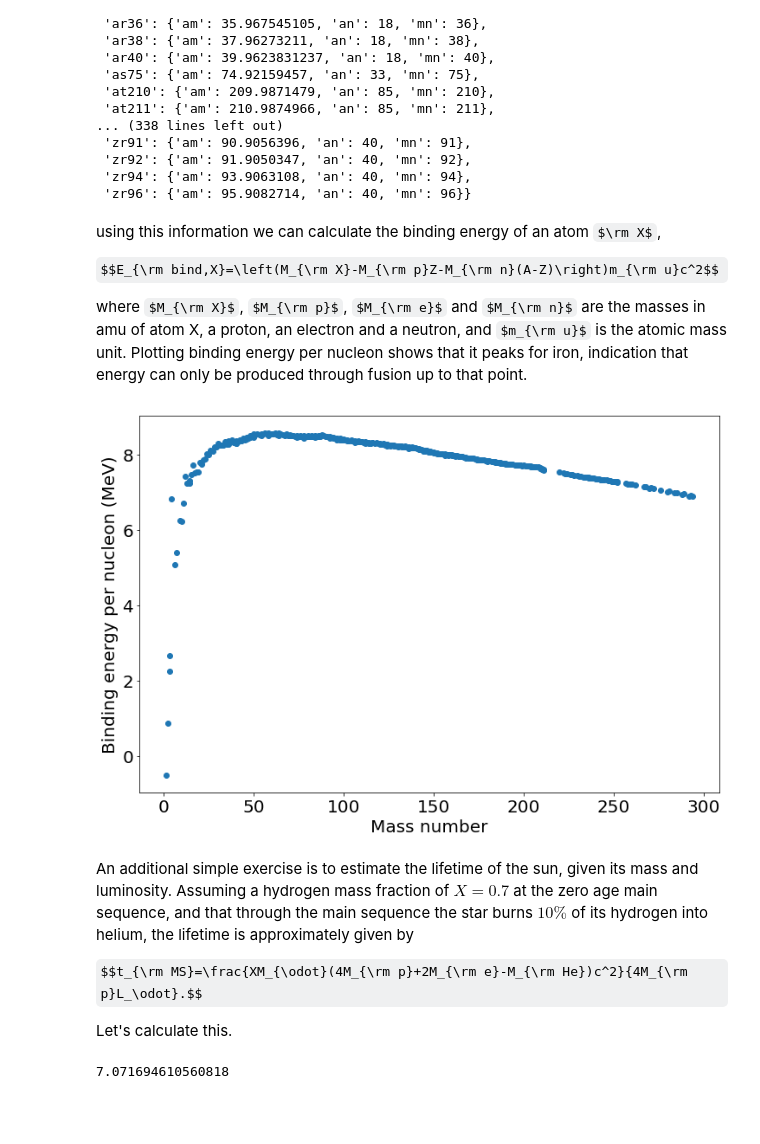
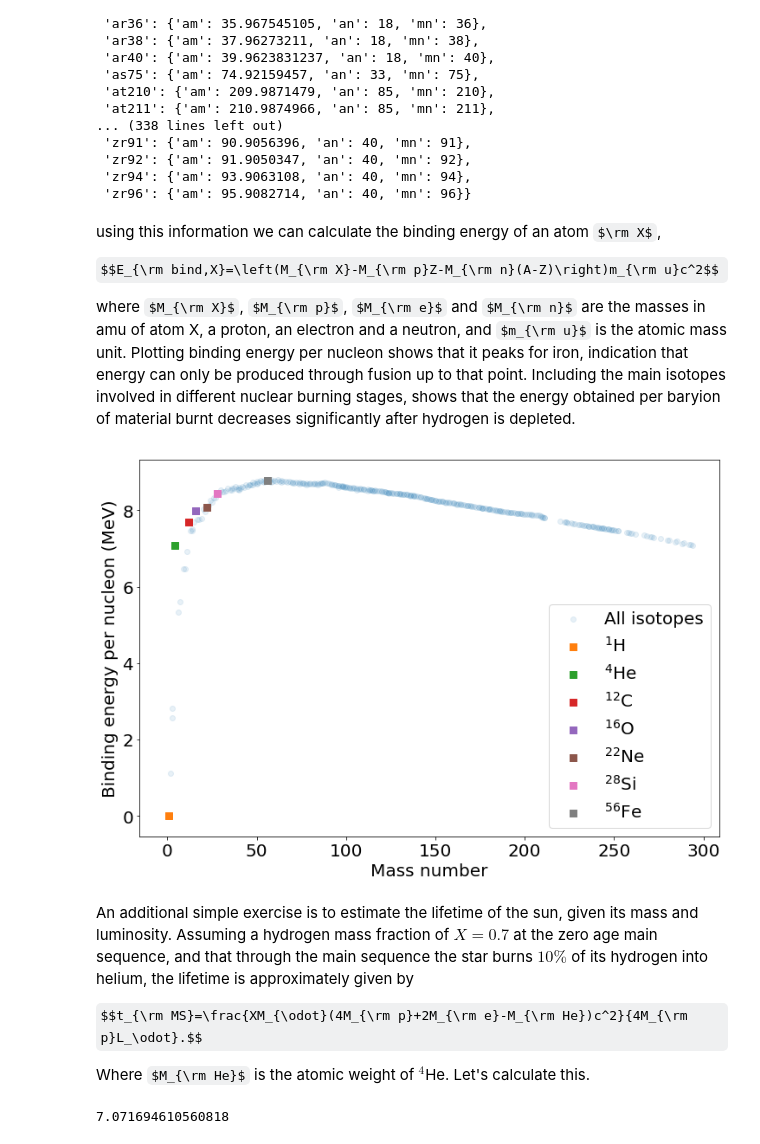
Before and after one commit to orlox/medusa, a Jupyter notebook: chem/notebooks/chem_test.ipynb, the cells around one changed output. Drawn from its saved outputs; the diff is of its cells as text; code cells hidden in the pictures; some formulas as TeX source; blank space fills up the shorter version.

```diff
--- a/chem/notebooks/chem_test.ipynb
+++ b/chem/notebooks/chem_test.ipynb
@@ -40,23 +40,49 @@ $$E_{\rm bind,X}=\left(M_{\rm X}-M_{\rm p}Z-M_{\rm n}(A-Z)\right)m_{\rm u}c^2$$
 where $M_{\rm X}$, $M_{\rm p}$, $M_{\rm e}$ and $M_{\rm n}$ are the masses in amu of atom X,
 a proton, an electron and a neutron, and $m_{\rm u}$ is the atomic mass unit. Plotting binding energy per nucleon
 shows that it peaks for iron, indication that energy can only be produced through fusion up to
-that point.
+that point. Including the main isotopes involved in different nuclear
+burning stages, shows that the energy obtained per baryion of material burnt
+decreases significantly after hydrogen is depleted.
 # %%
-keys = ISOTOPE_DATA.keys()
+keys = [key for key in ISOTOPE_DATA.keys()]
+#get some isotope indexes to plot then independently
+ih1 = keys.index("h1")
+ihe4 = keys.index("he4")
+ic12 = keys.index("c12")
+io16 = keys.index("o16")
+ine22 = keys.index("ne22")
+isi28 = keys.index("si28")
+ife56 = keys.index("fe56")
+
 atomic_nums = np.array([ISOTOPE_DATA[key]["an"] for key in keys])
 atomic_masses = np.array([ISOTOPE_DATA[key]["am"] for key in keys])
 mass_numbers = np.array([ISOTOPE_DATA[key]["mn"] for key in keys])
 
-binding_energies = np.array([AMU*atomic_masses[i] - MP*atomic_nums[i] - MN*(mass_numbers[i]-atomic_nums[i])
+binding_energies = np.array([AMU*atomic_masses[i] - (MP+ME)*atomic_nums[i] - MN*(mass_numbers[i]-atomic_nums[i])
                     for i in range(len(atomic_nums))])*CLIGHT**2/(1e6*EV2ERG)
 plt.gca().set_xlabel("Mass number")
 plt.gca().set_ylabel("Binding energy per nucleon (MeV)")
 
-plt.scatter(mass_numbers,-binding_energies/mass_numbers)
+plt.scatter(mass_numbers,-binding_energies/mass_numbers, label="All isotopes",alpha=0.1)
+plt.scatter(mass_numbers[ih1],-binding_energies[ih1]/mass_numbers[ih1],
+            marker="s", s=60, label="$^{1}$H")
+plt.scatter(mass_numbers[ihe4],-binding_energies[ihe4]/mass_numbers[ihe4],
+            marker="s", s=60, label="$^{4}$He")
+plt.scatter(mass_numbers[ic12],-binding_energies[ic12]/mass_numbers[ic12],
+            marker="s", s=60, label="$^{12}$C")
+plt.scatter(mass_numbers[io16],-binding_energies[io16]/mass_numbers[io16],
+            marker="s", s=60, label="$^{16}$O")
+plt.scatter(mass_numbers[ine22],-binding_energies[ine22]/mass_numbers[ine22],
+            marker="s", s=60, label="$^{22}$Ne")
+plt.scatter(mass_numbers[isi28],-binding_energies[isi28]/mass_numbers[isi28],
+            marker="s", s=60, label="$^{28}$Si")
+plt.scatter(mass_numbers[ife56],-binding_energies[ife56]/mass_numbers[ife56],
+            marker="s", s=60, label="$^{56}$Fe")
 
+plt.legend(loc=4)
 plt.show()
 # %% [output]
-[figure, old version]
+[figure, new version]
 # %% [markdown]
 An additional simple exercise is to estimate the lifetime of the sun,
 given its mass and luminosity. Assuming a hydrogen mass fraction of $X=0.7$
@@ -65,7 +91,7 @@ $10\%$ of its hydrogen into helium, the lifetime is approximately given by
 
 $$t_{\rm MS}=\frac{XM_{\odot}(4M_{\rm p}+2M_{\rm e}-M_{\rm He})c^2}{4M_{\rm p}L_\odot}.$$
 
-Let's calculate this.
+Where $M_{\rm He}$ is the atomic weight of $^4$He. Let's calculate this.
 # %%
 0.1*0.7*MSUN*(4*MP+2*ME-ISOTOPE_DATA["he4"]["am"]*AMU)*CLIGHT**2/(4*MP*LSUN)/(1e9*SECYER)
 # %% [output]
```
Also changed, not shown: parts of 4 cells of this notebook, 3 other files.
